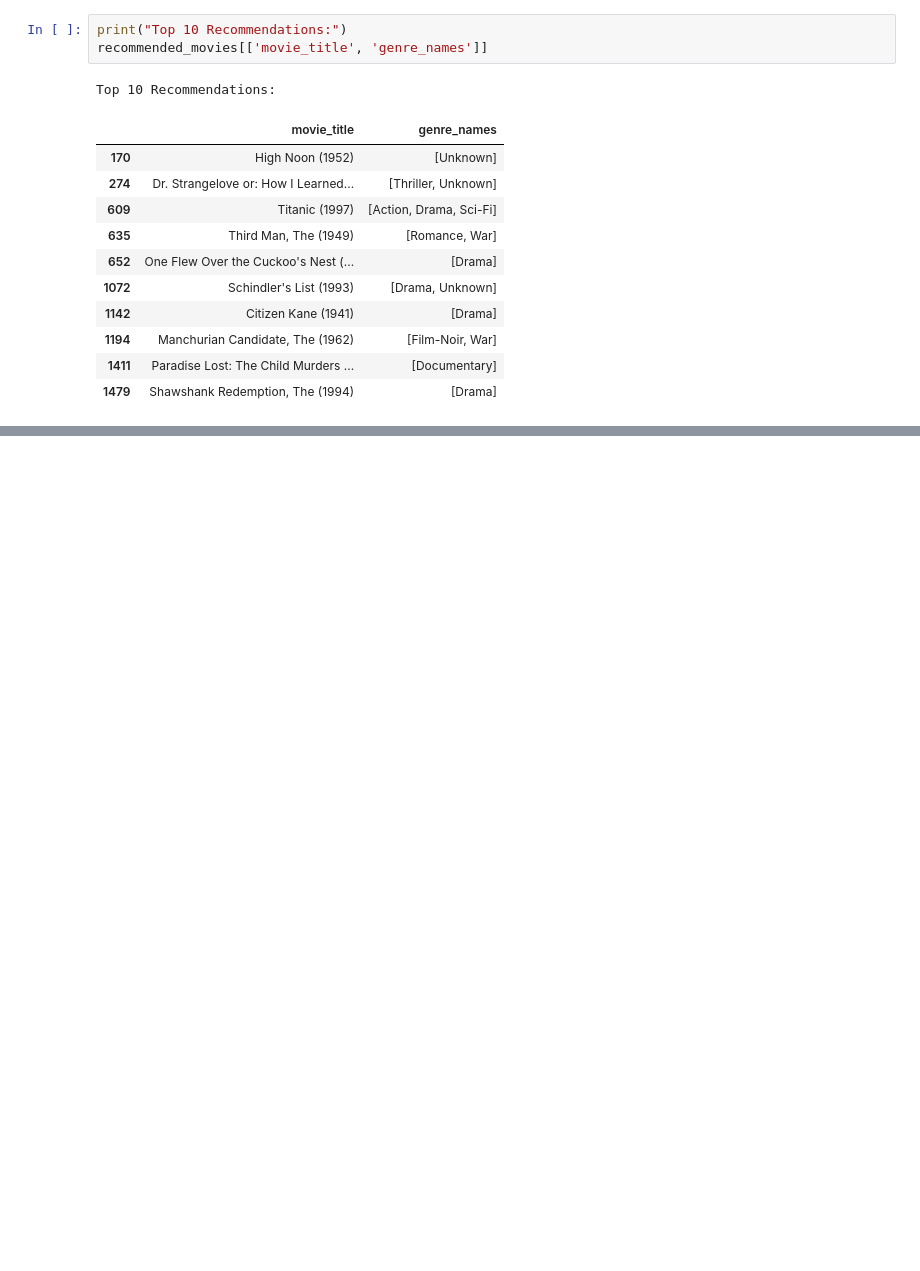
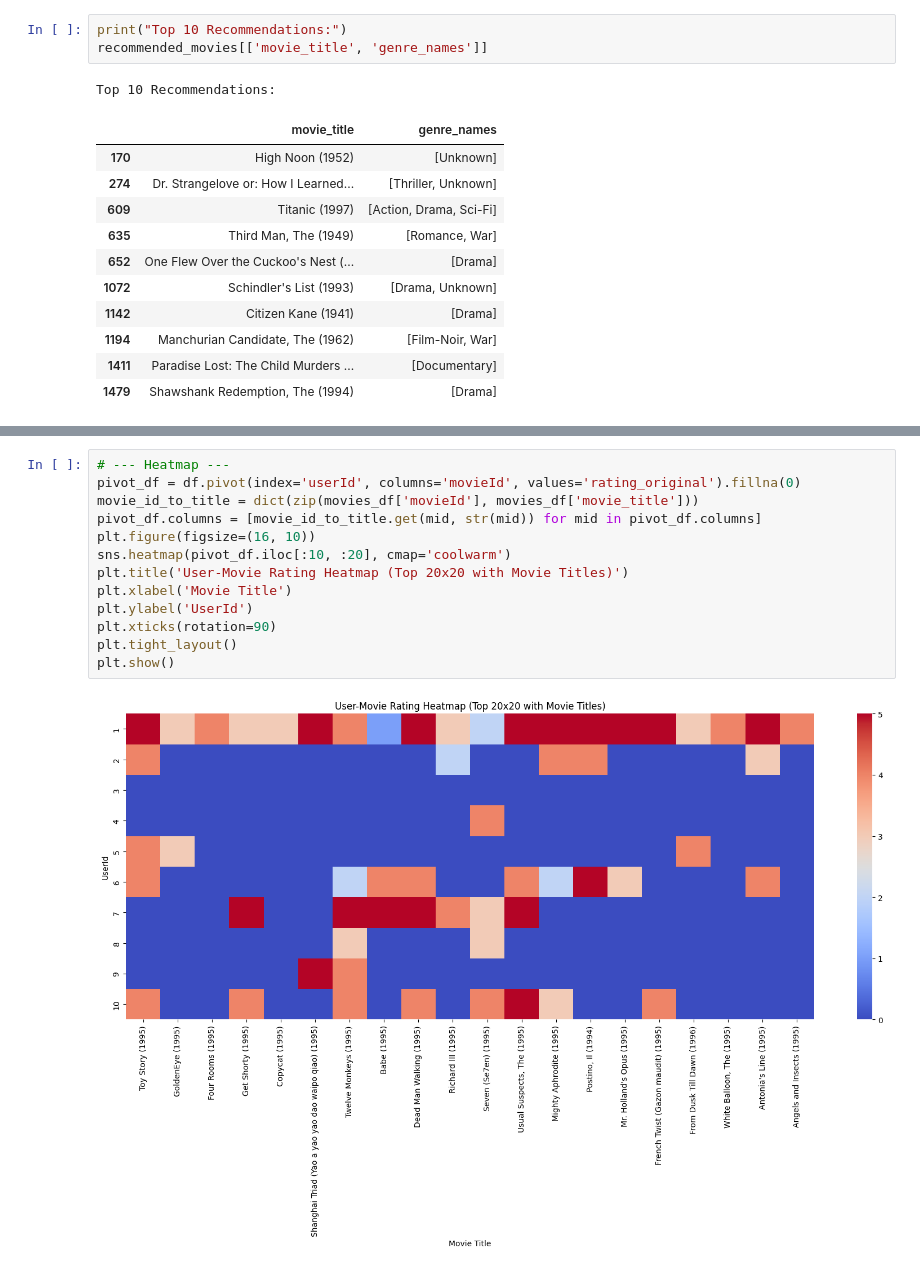
Before and after one commit to mtalha7262/TensorFlow-Based-Recommendation-System, a Jupyter notebook: movie.ipynb, the cells around one changed output, grey strips where cells are left out. Cells and saved outputs as stored; diff of their text form; blank space fills up the shorter version.

```diff
--- a/movie.ipynb
+++ b/movie.ipynb
@@ -190,0 +211,15 @@ Top 10 Recommendations:
+# %%
+# --- Heatmap ---
+pivot_df = df.pivot(index='userId', columns='movieId', values='rating_original').fillna(0)
+movie_id_to_title = dict(zip(movies_df['movieId'], movies_df['movie_title']))
+pivot_df.columns = [movie_id_to_title.get(mid, str(mid)) for mid in pivot_df.columns]
+plt.figure(figsize=(16, 10))
+sns.heatmap(pivot_df.iloc[:10, :20], cmap='coolwarm')
+plt.title('User-Movie Rating Heatmap (Top 20x20 with Movie Titles)')
+plt.xlabel('Movie Title')
+plt.ylabel('UserId')
+plt.xticks(rotation=90)
+plt.tight_layout()
+plt.show()
+# %% [output]
+[figure, added]
```
Also changed, not shown: parts of 2 cells of this notebook.
